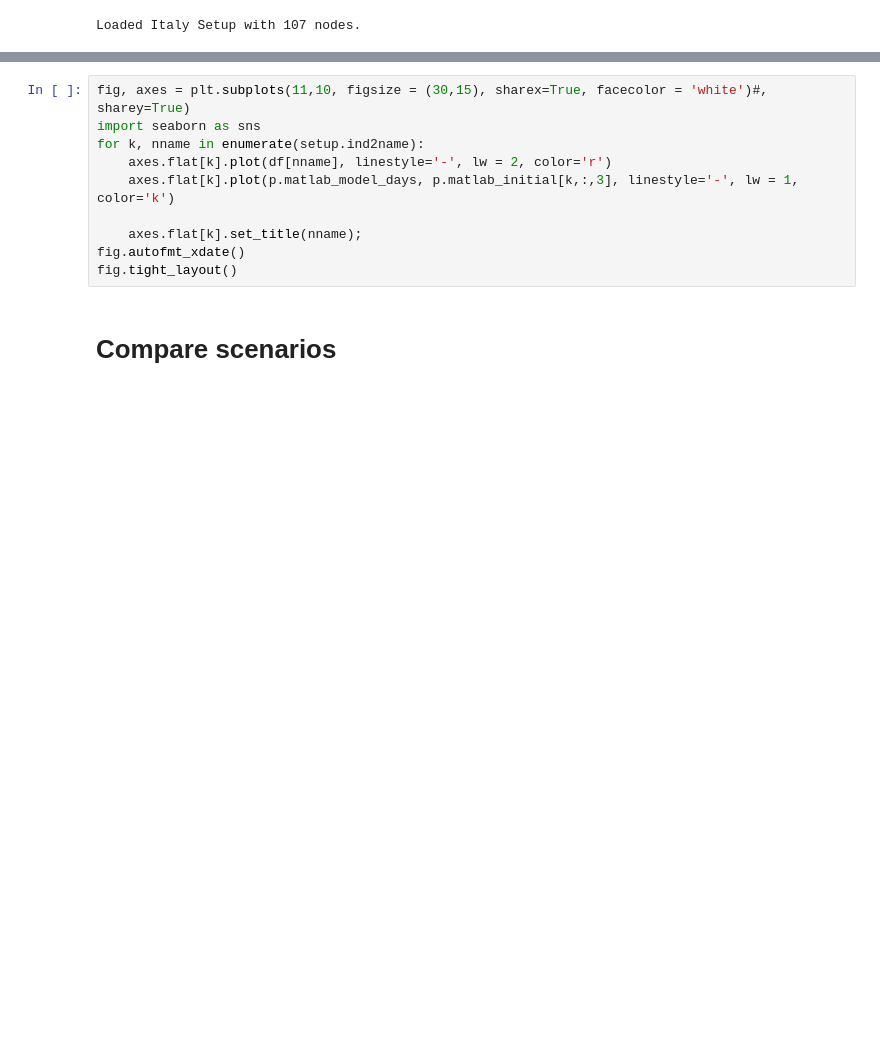
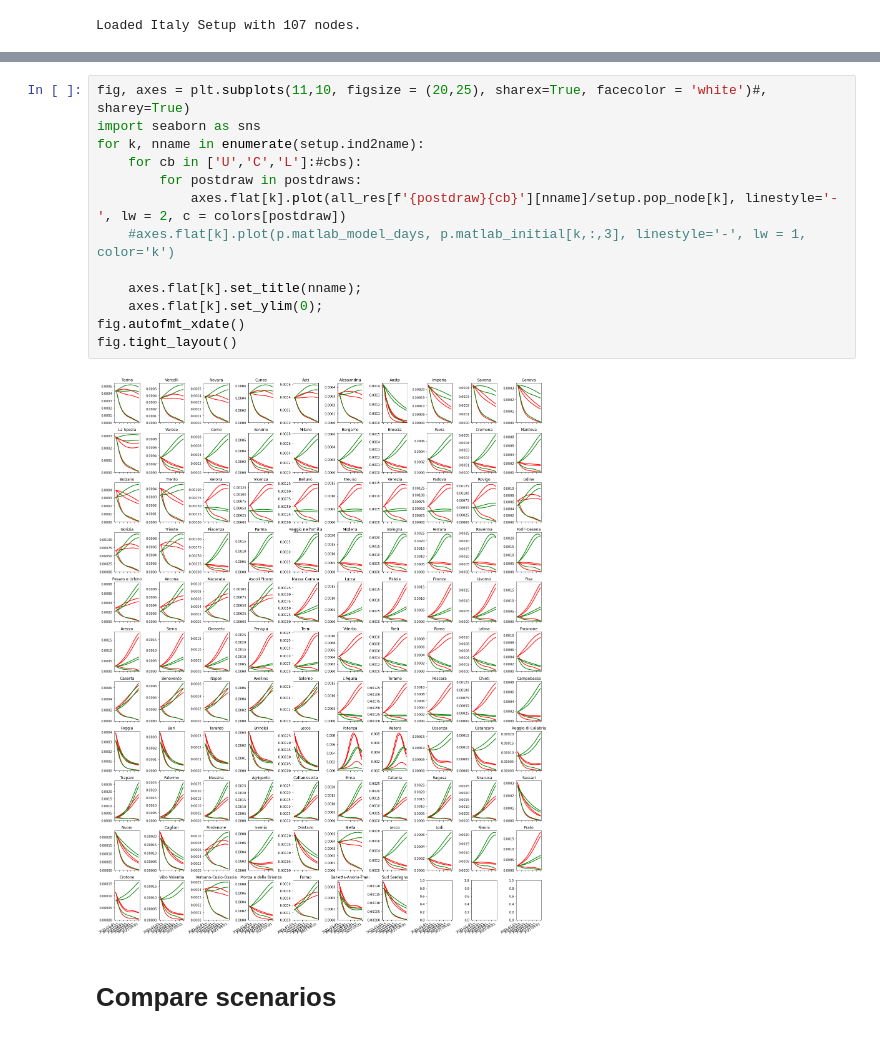
Before and after one commit to jcblemai/COVID-19_italy-vaccination-oc, a Jupyter notebook: analysis_beta.ipynb, the cells around one changed output, grey strips where cells are left out. Cells and saved outputs as stored; diff of their text form; blank space fills up the shorter version.

```diff
--- a/analysis_beta.ipynb
+++ b/analysis_beta.ipynb
@@ -98,13 +193,18 @@ nnz before: 4088, after: 528
 # %%
-fig, axes = plt.subplots(11,10, figsize = (30,15), sharex=True, facecolor = 'white')#, sharey=True)
+fig, axes = plt.subplots(11,10, figsize = (20,25), sharex=True, facecolor = 'white')#, sharey=True)
 import seaborn as sns
 for k, nname in enumerate(setup.ind2name):
-    axes.flat[k].plot(df[nname], linestyle='-', lw = 2, color='r')
-    axes.flat[k].plot(p.matlab_model_days, p.matlab_initial[k,:,3], linestyle='-', lw = 1, color='k')
+    for cb in ['U','C','L']:#cbs):
+        for postdraw in postdraws:
+            axes.flat[k].plot(all_res[f'{postdraw}{cb}'][nname]/setup.pop_node[k], linestyle='-', lw = 2, c = colors[postdraw])
+    #axes.flat[k].plot(p.matlab_model_days, p.matlab_initial[k,:,3], linestyle='-', lw = 1, color='k')
 
     axes.flat[k].set_title(nname);
+    axes.flat[k].set_ylim(0);
 fig.autofmt_xdate()
 fig.tight_layout()
+# %% [output]
+[figure, added]
 # %% [markdown]
 # Compare scenarios
 # %%
```
Also changed, not shown: parts of 8 cells of this notebook, 1 other file.
